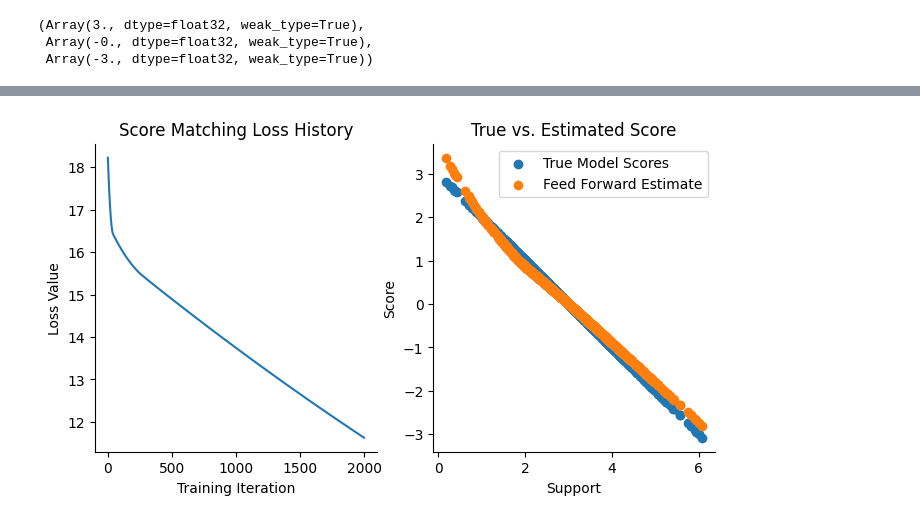
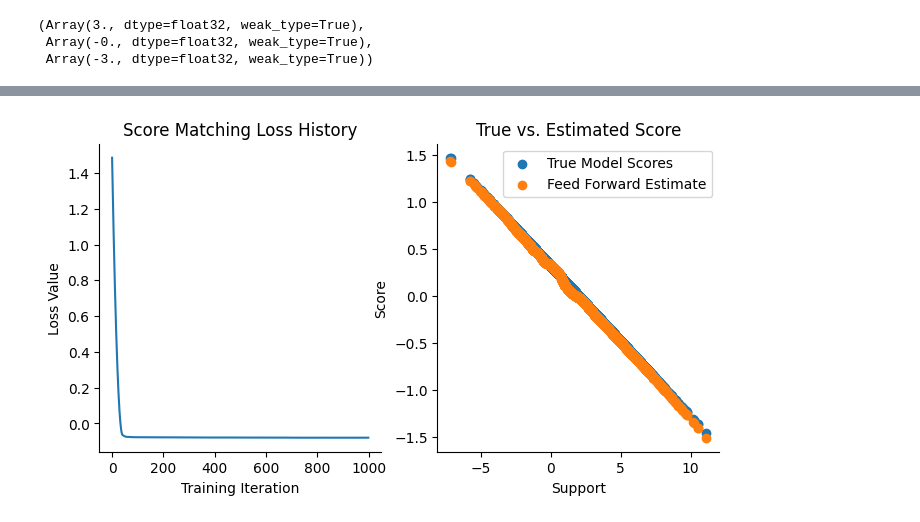
Before and after one commit to Sina-Haz/Generative-Modelling, a Jupyter notebook: Score-Based-Models/score_jax.ipynb, the cells around one changed output, grey strips where cells are left out. Cells and saved outputs as stored; diff of their text form; code cells hidden in the pictures.

```diff
--- a/Score-Based-Models/score_jax.ipynb
+++ b/Score-Based-Models/score_jax.ipynb
@@ -62,8 +71,8 @@ from jax import random
 
 # Define our distribution as normal(mu = 3, sigma = 1)
 key = random.PRNGKey(44)
-true_mu, true_sigma = 3, 1
-data = random.normal(key, shape=(1000,1)) * true_sigma + true_mu
+true_mu, true_sigma = 2, 2.5
+normal_data = random.normal(key, shape=(5000,1)) * true_sigma + true_mu
 # %%
 # Let's make a gaussian model
 from jax import jacfwd
@@ -78,8 +87,8 @@ class GaussianScoreModel(eqx.Module):
     return score(x, loc=self.mu, scale=np.exp(self.log_sigma))
 
 
-model = GaussianScoreModel()
-model(-3.), model(0.), model(3.)
+gauss_model = GaussianScoreModel()
+gauss_model(-3.), gauss_model(0.), gauss_model(3.)
 # %% [output]
 (Array(3., dtype=float32, weak_type=True),
  Array(-0., dtype=float32, weak_type=True),
@@ -97,9 +106,9 @@ data_score[0:3], data.mean(), data.std()
 # Let's see what the actual scores vs. our untrained scores look like
 
 true_model = GaussianScoreModel(mu=true_mu, log_sigma=np.log(true_sigma))
-true_model_scores = vmap(true_model)(data)
-plt.scatter(data.squeeze(), true_model_scores.squeeze(), label="True Score Model")
-plt.scatter(data.squeeze(), data_score.squeeze(), label="Initialized Score Model")
+true_model_scores = vmap(true_model)(normal_data)
+plt.scatter(normal_data.squeeze(), true_model_scores.squeeze(), label="True Score Model")
+plt.scatter(normal_data.squeeze(), data_score.squeeze(), label="Initialized Score Model")
 plt.xlabel("Support")
 plt.ylabel("Score")
 plt.legend();
@@ -249,28 +257,28 @@ optimizer = optax.chain(
 
 updated_mlp, history = fit(
     mlp,
-    data,
-    regularized_loss,
+    normal_data,
+    score_matching_loss,
     optimizer,
-    steps=2_000,
+    steps=1000,
 )
 # %%
 fig, axes = plt.subplots(figsize=(8, 4), ncols=2)
 
 plt.sca(axes[0])
 plt.plot(history)
 plt.xlabel("Training Iteration")
 plt.ylabel("Loss Value")
 plt.title("Score Matching Loss History")
 sns.despine()
 
 plt.sca(axes[1])
-updated_model_scores = vmap(updated_mlp)(data).squeeze()
-plt.scatter(data.squeeze(), true_model_scores, label="True Model Scores")
-plt.scatter(data.squeeze(), updated_model_scores, label="Feed Forward Estimate")
+updated_model_scores = vmap(updated_mlp)(normal_data).squeeze()
+plt.scatter(normal_data.squeeze(), true_model_scores, label="True Model Scores")
+plt.scatter(normal_data.squeeze(), updated_model_scores, label="Feed Forward Estimate")
 plt.xlabel("Support")
 plt.ylabel("Score")
 plt.title("True vs. Estimated Score")
 plt.legend();
 # %% [output]
-[figure, old version]
+[figure, new version]
```
Also changed, not shown: parts of 20 cells of this notebook, 14 other files.
